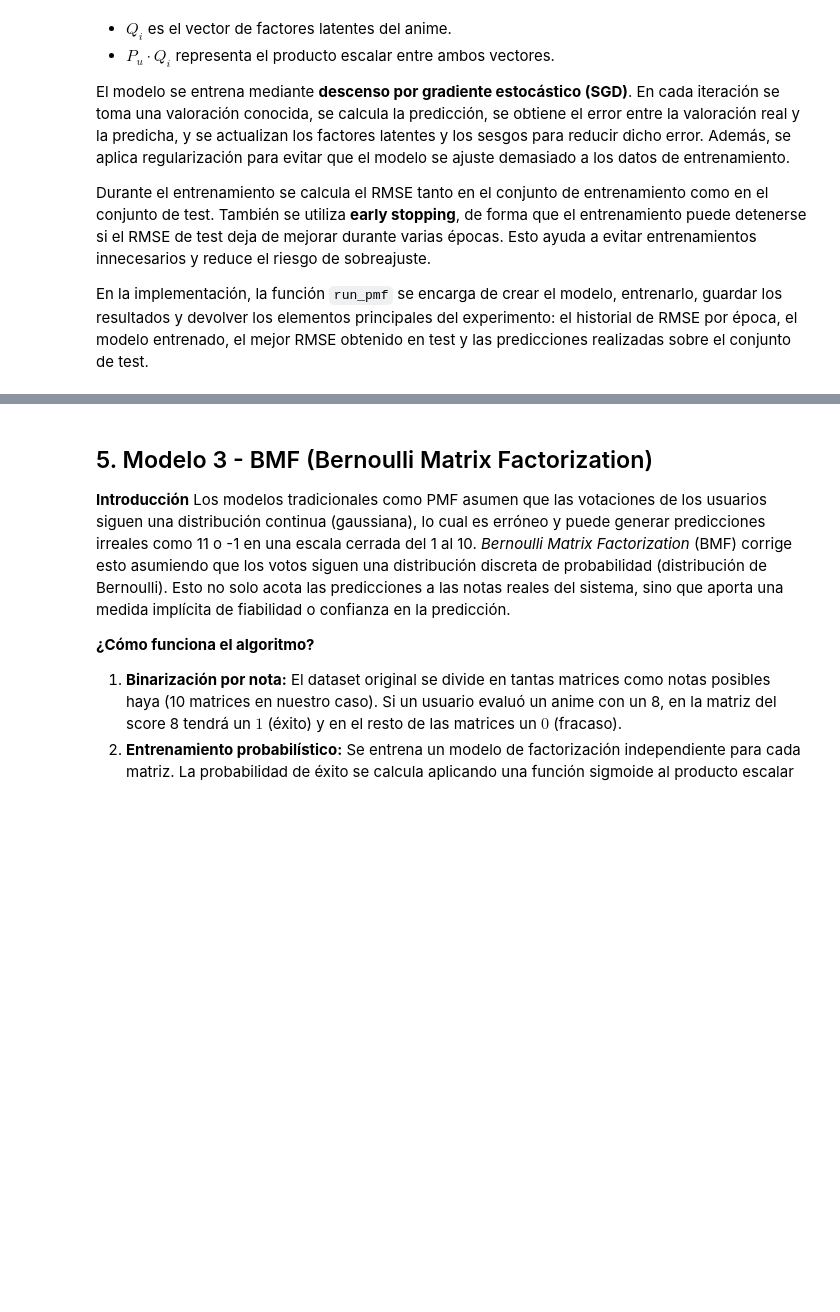
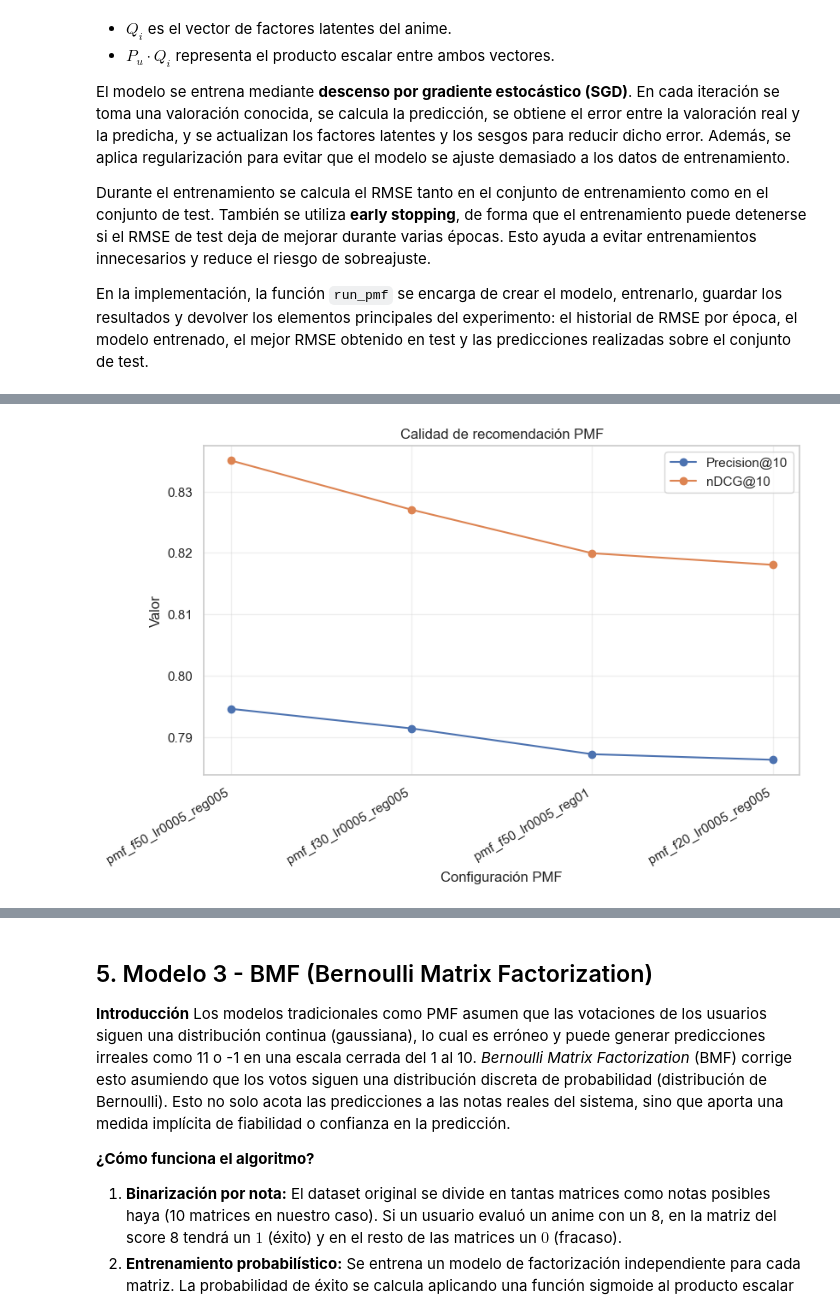
Before and after one commit to aiambo08/anime-recommendation, a Jupyter notebook: anime.ipynb, the cells around one changed output, grey strips where cells are left out. Drawn from its saved outputs; the diff is of its cells as text; code cells hidden in the pictures; blank space fills up the shorter version.

```diff
--- a/anime.ipynb
+++ b/anime.ipynb
@@ -432,0 +550,26 @@ La mejor configuración obtenida fue `n_factors=50`, `lr=0.005`, `reg=0.05`, `ep
+# %%
+plt.figure(figsize=(9, 5))
+
+plt.plot(
+    df_plot["experimento"],
+    df_plot["Precision@10"],
+    marker="o",
+    label="Precision@10"
+)
+
+plt.plot(
+    df_plot["experimento"],
+    df_plot["nDCG@10"],
+    marker="o",
+    label="nDCG@10"
+)
+
+plt.xlabel("Configuración PMF")
+plt.ylabel("Valor")
+plt.title("Calidad de recomendación PMF")
+plt.xticks(rotation=30, ha="right")
+plt.legend()
+plt.grid(True, alpha=0.3)
+plt.show()
+# %% [output]
+[figure, added]
```
Also changed, not shown: parts of 13 cells of this notebook, 4 other files.
